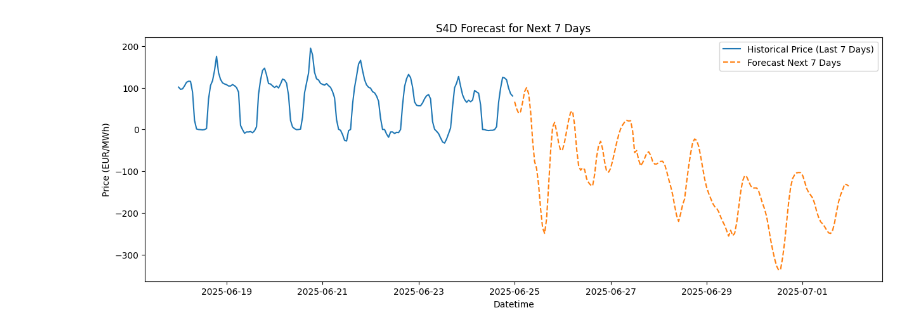
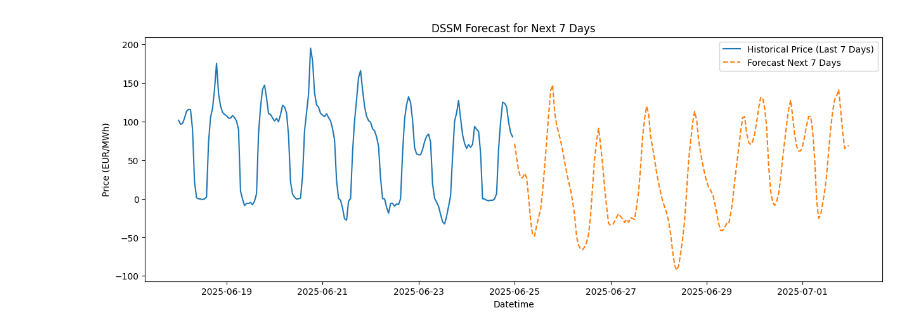
Before and after one commit to Nerboi/aml2025-group-15, a Jupyter notebook: notebooks/06_S4_test.ipynb, the cells around one changed output. Drawn from its saved outputs; the diff is of its cells as text; code cells hidden in the pictures.

```diff
--- a/notebooks/06_S4_test.ipynb
+++ b/notebooks/06_S4_test.ipynb
@@ -34,23 +68,3 @@ scaler_y = StandardScaler()
-# %%
-features = [
-    "temperature_2m", "wind_speed_180m", "wind_speed_120m", "direct_radiation", "quantity_solar",
-    "quantity_other", "quantity_MW"
-]
-target = "price_EUR_MWh"
-
-scaler_x = StandardScaler()
-scaler_y = StandardScaler()
-
-# X = scaler_x.fit_transform(df[features])
-# y = scaler_y.fit_transform(df[[target]])
-# %%
-df["price_lag1"] = df["price_EUR_MWh"].shift(1)
-features = features + ["price_lag1"]
-
-df = df.dropna()
-
-X = scaler_x.fit_transform(df[features])
-y = scaler_y.fit_transform(df[[target]])
 # %%
 print(np.min(X, axis=0), np.max(X, axis=0))
 # %% [output]
@@ -113,9 +127,9 @@ config = S4DConfig(
 )
 
 # Model, optimizer, and loss function
-n_epochs = 20
+n_epochs = 30
 
-model = HourAheadWrapper(S4DModelForHourlySeries(config, in_features=8)).cuda()
+model = HourAheadWrapper(S4DModelForHourlySeries(config, in_features=11)).cuda()
 optimizer = optim.AdamW(model.parameters(), lr=2e-3, weight_decay=1e-4)
 criterion = nn.L1Loss().cuda()
 scheduler = torch.optim.lr_scheduler.CosineAnnealingLR(optimizer, T_max=n_epochs)
@@ -417,52 +386,50 @@ for i in range(forecast_horizon):
     next_feature = shifted_seq[-1].copy()
 
     # Update lag price feature with scaled prediction (model output already scaled)
-    idx_lag = features.index('price_lag1')
+    idx_lag = features.index('price_lag_1h')
     next_feature[idx_lag] = pred_scaled
 
     # Generate new datetime
     new_datetime = df["datetime"].iloc[-1] + pd.Timedelta(hours=i + 1)
 
-    # # Update time features
-    # idx_day = features.index('is_daytime')
-    # next_feature[idx_day] = 1 if 6 <= new_datetime.hour < 20 else 0
+    # Update time features
+    idx_day = features.index('is_daytime')
+    next_feature[idx_day] = 1 if 6 <= new_datetime.hour < 20 else 0
 
-    # idx_sin = features.index('sin_hour')
-    # idx_cos = features.index('cos_hour')
-    # next_feature[idx_sin] = np.sin(2 * np.pi * new_datetime.hour / 24)
-    # next_feature[idx_cos] = np.cos(2 * np.pi * new_datetime.hour / 24)
+    idx_sin = features.index('sin_hour')
+    idx_cos = features.index('cos_hour')
+    next_feature[idx_sin] = np.sin(2 * np.pi * new_datetime.hour / 24)
+    next_feature[idx_cos] = np.cos(2 * np.pi * new_datetime.hour / 24)
 
     # Inject weather forecast if available
     weather_row = weather_df.loc[weather_df["datetime"] == new_datetime]
     if not weather_row.empty:
         for w_feat in weather_features:
             if w_feat in features:
                 idx_w = features.index(w_feat)
                 next_feature[idx_w] = weather_row.iloc[0][w_feat]
     else:
         print(f"No weather forecast for {new_datetime}, keeping last known values.")
 
     # Build new input sequence
     new_seq = np.vstack([shifted_seq, next_feature])
     current_seq = torch.tensor(new_seq, dtype=torch.float32).unsqueeze(0).cuda()
 
 # Create forecast datetimes
 forecast_datetimes = pd.date_range(
     start=df["datetime"].iloc[-1] + pd.Timedelta(hours=1),
     periods=forecast_horizon,
     freq="h"
 )
 
-
-
 # Plot historical + forecast
 plt.figure(figsize=(15, 5))
 plt.plot(df["datetime"].iloc[-7*24:], df["price_EUR_MWh"].iloc[-7*24:], label="Historical Price (Last 7 Days)")
 plt.plot(forecast_datetimes, forecast_unscaled, label="Forecast Next 7 Days", linestyle="--")
-plt.title("S4D Forecast for Next 7 Days")
+plt.title("DSSM Forecast for Next 7 Days")
 plt.xlabel("Datetime")
 plt.ylabel("Price (EUR/MWh)")
 plt.legend()
 plt.show()
 # %% [output]
-[figure, old version]
+[figure, new version]
```
Also changed, not shown: parts of 11 cells of this notebook.
